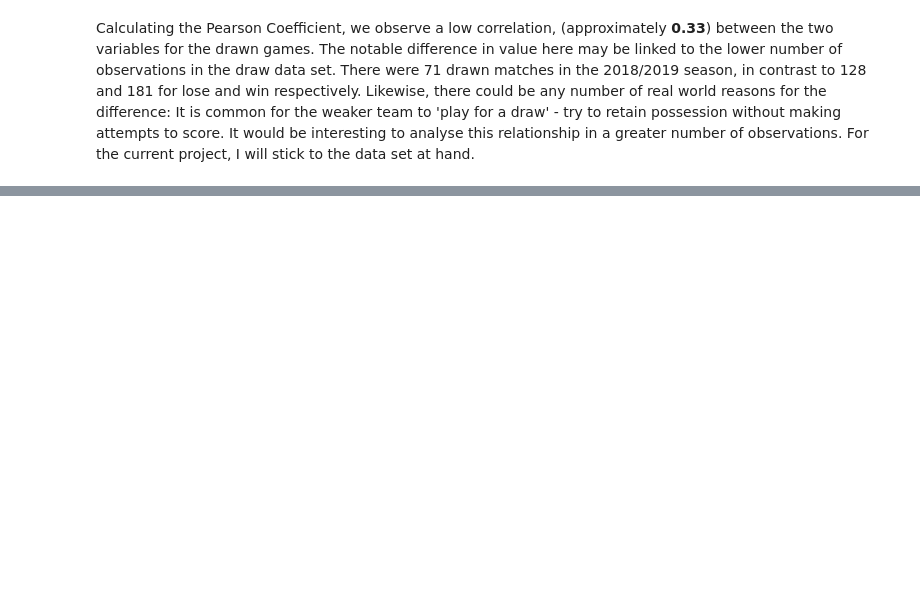
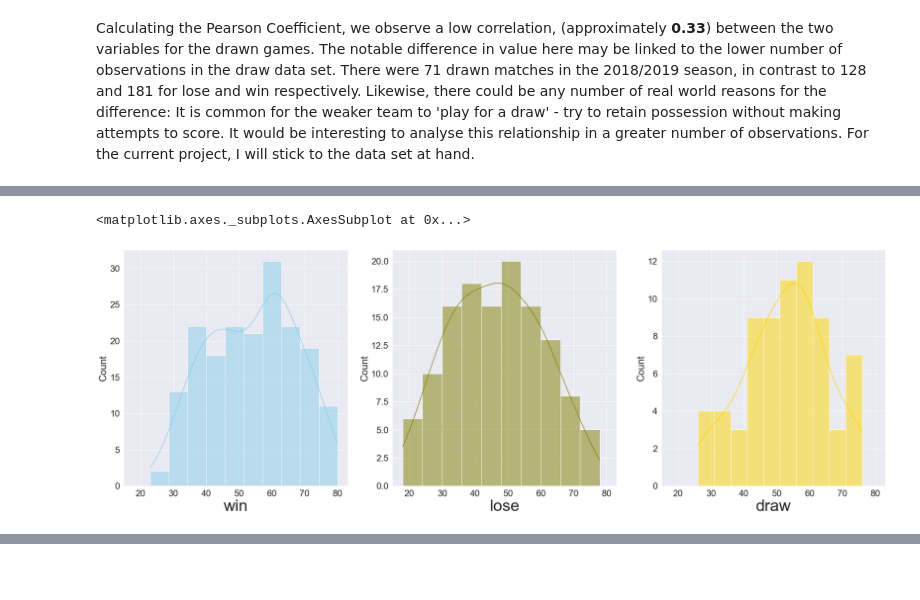
Before and after one commit to colm-o-caoimh/FootballSimulation, a Jupyter notebook: PDA_Project2020.ipynb, the cells around one changed output, grey strips where cells are left out. Cells and saved outputs as stored; diff of their text form; code cells hidden in the pictures; blank space fills up the shorter version.

```diff
--- a/PDA_Project2020.ipynb
+++ b/PDA_Project2020.ipynb
@@ -687,0 +630,23 @@ Calculating the Pearson Coefficient, we observe a low correlation, (approximatel
+# %%
+#
+sns.set(font_scale = 2)
+
+# Create a dictionary so we can combine the meta data for the series
+possession_dict = { 'win': win_possession, 'lose': lose_possession, 'draw': draw_possession }
+
+# Create a dataframe from the dict
+possession_comparison = pd.DataFrame(possession_dict)
+
+# plot on three separate histograms side by side
+f, axes = plt.subplots(1, 3, figsize=(30, 10), sharex=True)
+
+axes[0].set_xlabel('win', fontdict={'fontsize' : 40})
+axes[1].set_xlabel('lose', fontdict={'fontsize' : 40})
+axes[2].set_xlabel('draw', fontdict={'fontsize' : 40})
+
+sns.histplot( possession_comparison["win"] , bins=10, color="skyblue", kde=True, ax=axes[0])
+sns.histplot( possession_comparison["lose"] , bins=10, color="olive", kde=True, ax=axes[1])
+sns.histplot( possession_comparison["draw"] , bins=10, color="gold", kde=True, ax=axes[2])
+# %% [output]
+<matplotlib.axes._subplots.AxesSubplot at 0x...>
+[figure, added]
```
Also changed, not shown: parts of 73 cells of this notebook.
